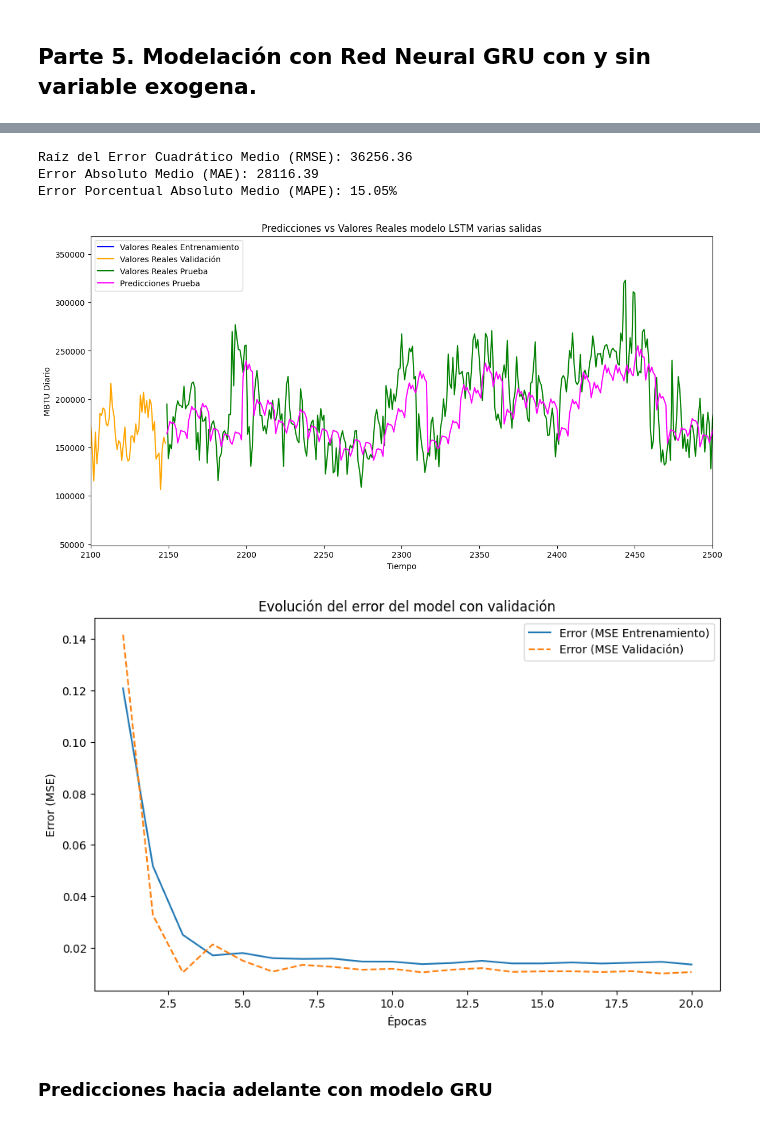
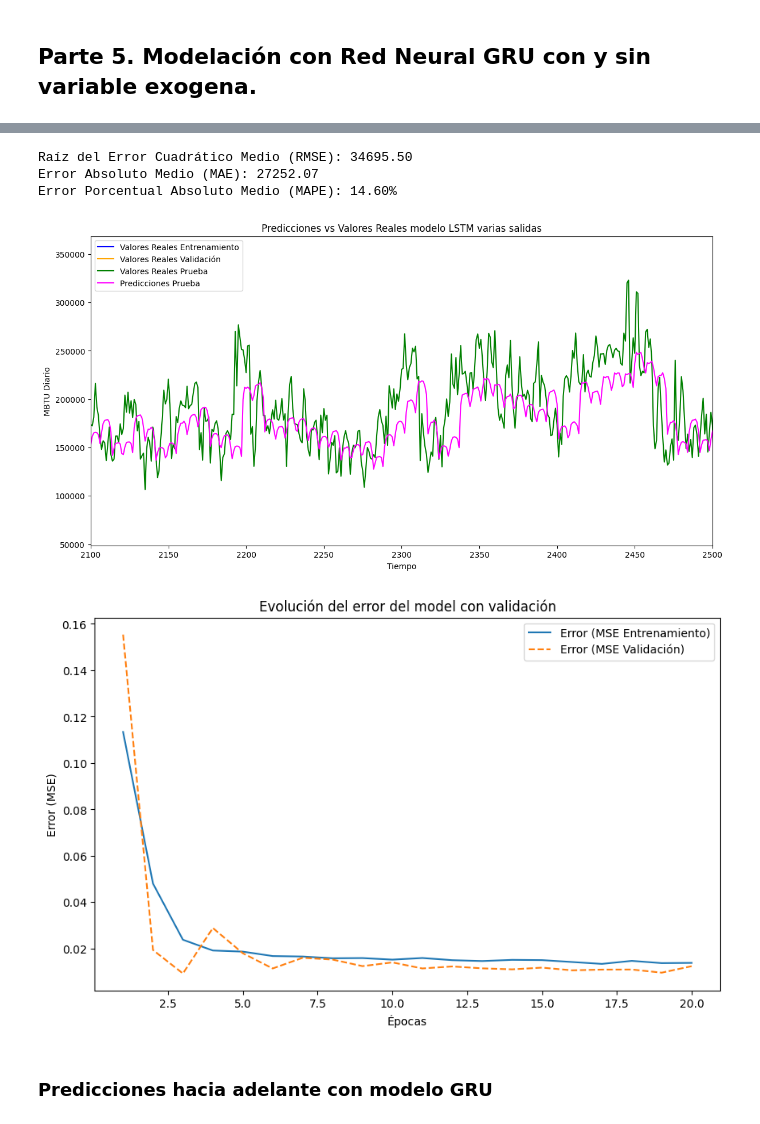
Before and after one commit to Jflorez05/Monografia_Especializacion, a Jupyter notebook: Monografia_Pred_Consumo_Gas_Resumen.ipynb, the cells around one changed output, grey strips where cells are left out. Drawn from its saved outputs; the diff is of its cells as text; code cells hidden in the pictures.

```diff
--- a/Monografia_Pred_Consumo_Gas_Resumen.ipynb
+++ b/Monografia_Pred_Consumo_Gas_Resumen.ipynb
@@ -918,7 +1087,7 @@ replicating local resources
 time_step = 7  # Define el paso de tiempo que usarás en el modelo
 output_steps = 7  # Número de pasos a predecir hacia adelante
 size = 0.7  # Proporción de datos para el conjunto de entrenamiento
-val_size = 0.15  # Proporción de datos para el conjunto de validación
+val_size = 0.1  # Proporción de datos para el conjunto de validación
 
 # Establecer semilla
 seed_value = 42
@@ -932,9 +1101,17 @@ train_LSTM = np.array(train_LSTM)
 val_LSTM = np.array(val_LSTM)
 test_LSTM = np.array(test_LSTM)
 
-X_train, y_train = DataPreparationRNN.create_datasetMultipleTimesBackAhead(train_LSTM, n_steps_out = output_steps, n_steps_in = time_step, overlap = output_steps)
-X_val, y_val = DataPreparationRNN.create_datasetMultipleTimesBackAhead(val_LSTM, n_steps_out = output_steps, n_steps_in = time_step, overlap = output_steps)
-X_test, y_test = DataPreparationRNN.create_datasetMultipleTimesBackAhead(test_LSTM, n_steps_out = output_steps, n_steps_in = time_step, overlap = output_steps)
+X_train, y_train = create_dataset_multiOut(train_LSTM, output_steps, time_step,  output_steps)
+X_val, y_val = create_dataset_multiOut(val_LSTM, output_steps, time_step, output_steps)
+X_test, y_test = create_dataset_multiOut(test_LSTM, output_steps, time_step, output_steps)
+
+X_train = X_train[:, :, 0]
+X_val = X_val[:, :, 0]
+X_test = X_test[:, :, 0]
+
+# X_train, y_train = DataPreparationRNN.create_datasetMultipleTimesBackAhead(train_LSTM, n_steps_out = output_steps, n_steps_in = time_step, overlap = output_steps)
+# X_val, y_val = DataPreparationRNN.create_datasetMultipleTimesBackAhead(val_LSTM, n_steps_out = output_steps, n_steps_in = time_step, overlap = output_steps)
+# X_test, y_test = DataPreparationRNN.create_datasetMultipleTimesBackAhead(test_LSTM, n_steps_out = output_steps, n_steps_in = time_step, overlap = output_steps)
 # %%
 # Crear el modelo LSTM
 model_LSTM_multiOut = Sequential()
@@ -947,17 +1124,17 @@ model_LSTM_multiOut.add(Dense(output_steps))  # predicción de múltiples valore
 model_LSTM_multiOut.compile(optimizer='adam', loss='mean_squared_error')
 
 # Entrenar el modelo con validación
-historia_LSTM_multiOut = model_LSTM_multiOut.fit(X_train, y_train, epochs=20, batch_size=32, validation_data=(X_val, y_val), verbose=2)
+historia_LSTM_multiOut = model_LSTM_multiOut.fit(X_train, y_train, epochs=20, batch_size=32, validation_data=(X_val, y_val), verbose=0)
 
 # Hacer predicciones
 trainPredict = model_LSTM_multiOut.predict(X_train.reshape(X_train.shape[0], time_step))
-valPredict = model_LSTM_multiOut.predict(X_val.reshape(X_test.shape[0], time_step))
+valPredict = model_LSTM_multiOut.predict(X_val.reshape(X_val.shape[0], time_step))
 testPredict = model_LSTM_multiOut.predict(X_test.reshape(X_test.shape[0], time_step))
 
 # Invertir la normalización para volver a los valores originales
-trainPredict_inv = scaler_consumo.inverse_transform(trainPredict.flatten().reshape(-1, 1))
-valPredict_inv = scaler_consumo.inverse_transform(valPredict.flatten().reshape(-1, 1))
-testPredict_inv = scaler_consumo.inverse_transform(testPredict.flatten().reshape(-1, 1))
+trainPredict_inv_multioutLSTM = scaler_consumo.inverse_transform(trainPredict.flatten().reshape(-1, 1))
+valPredict_inv_multioutLSTM = scaler_consumo.inverse_transform(valPredict.flatten().reshape(-1, 1))
+testPredict_inv_multioutLSTM = scaler_consumo.inverse_transform(testPredict.flatten().reshape(-1, 1))
 
 # También invertir la normalización de y
 y_train_inv = scaler_consumo.inverse_transform(y_train.flatten().reshape(-1, 1))
@@ -985,13 +1147,13 @@ Epoch 7/20
 # %%
 plot_evaluation(y_train_inv, y_val_inv, y_test_inv,
-                    trainPredict_inv, valPredict_inv, testPredict_inv,
+                    trainPredict_inv_multioutLSTM, valPredict_inv_multioutLSTM, testPredict_inv_multioutLSTM,
                     historia_LSTM_multiOut, title='Predicciones vs Valores Reales modelo LSTM varias salidas')
 # %% [output]
-Raíz del Error Cuadrático Medio (RMSE): 36256.36
-Error Absoluto Medio (MAE): 28116.39
-Error Porcentual Absoluto Medio (MAPE): 15.05%
+Raíz del Error Cuadrático Medio (RMSE): 34695.50
+Error Absoluto Medio (MAE): 27252.07
+Error Porcentual Absoluto Medio (MAPE): 14.60%
-[figure, old version]
+[figure, new version]
-[figure, old version]
+[figure, new version]
 # %% [markdown]
 ### Predicciones hacia adelante con modelo GRU
 # %%
```
Also changed, not shown: parts of 39 cells of this notebook.
